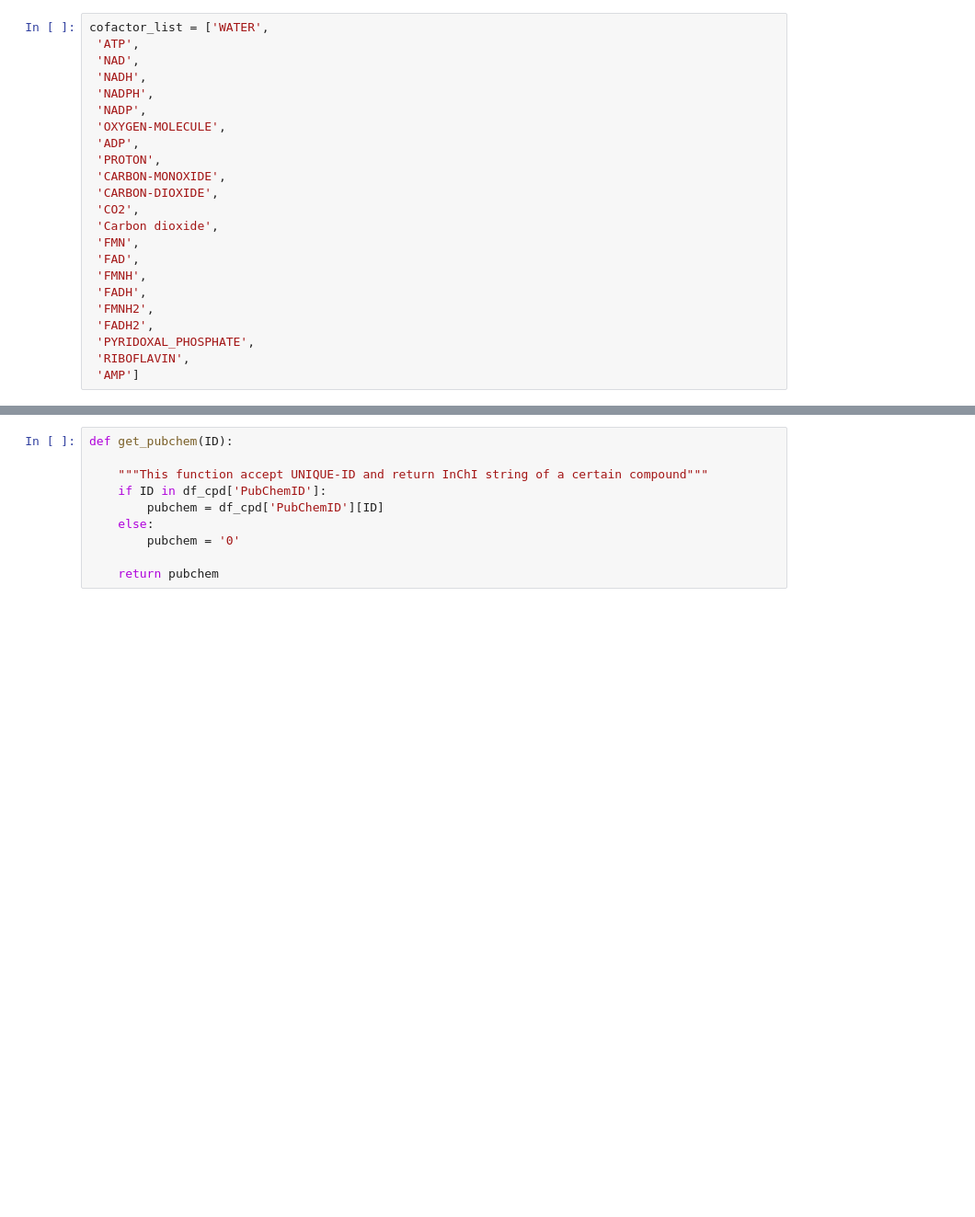
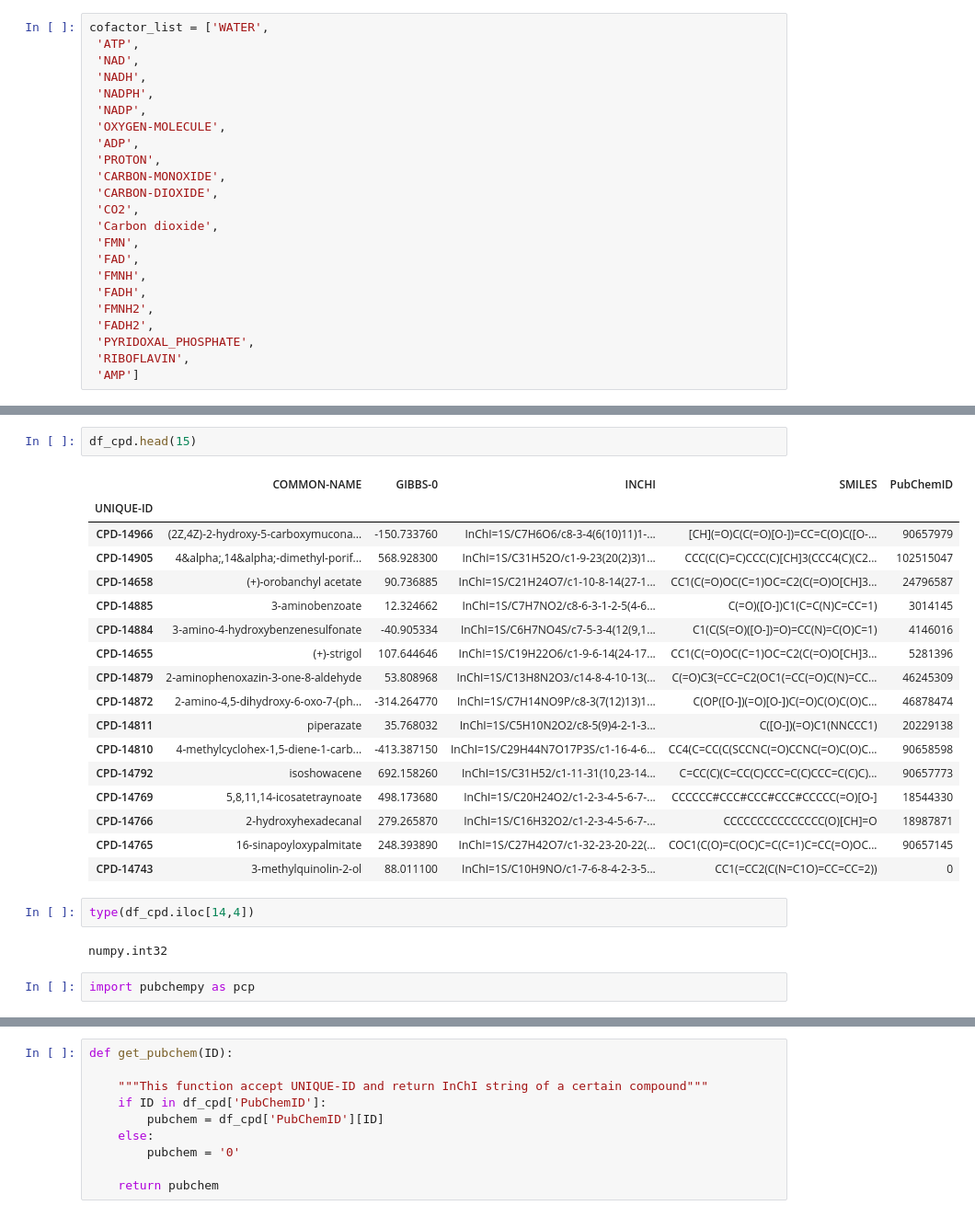
Before and after one commit to metamoles/metamoles, a Jupyter notebook: notebooks/Data_organization.ipynb, the cells around one changed output, grey strips where cells are left out. Shown: that part at 92% size. Drawn from its saved outputs; the diff is of its cells as text; blank space fills up the shorter version.

Commit message:
working on getting missing pubchem ids

```diff
--- a/notebooks/Data_organization.ipynb
+++ b/notebooks/Data_organization.ipynb
@@ -595,0 +579,26 @@ cleaned_df_productinList.iloc[1,7]
+# %%
+df_cpd.head(15)
+# %% [output]
+|  | COMMON-NAME | GIBBS-0 | INCHI | SMILES | PubChemID |
+| UNIQUE-ID |  |  |  |  |  |
+| CPD-14966 | (2Z,4Z)-2-hydroxy-5-carboxymucona... | -150.733760 | InChI=1S/C7H6O6/c8-3-4(6(10)11)1-... | [CH](=O)C(C(=O)[O-])=CC=C(O)C([O-... | 90657979 |
+| CPD-14905 | 4&alpha;,14&alpha;-dimethyl-porif... | 568.928300 | InChI=1S/C31H52O/c1-9-23(20(2)3)1... | CCC(C(C)=C)CCC(C)[CH]3(CCC4(C)(C2... | 102515047 |
+| CPD-14658 | (+)-orobanchyl acetate | 90.736885 | InChI=1S/C21H24O7/c1-10-8-14(27-1... | CC1(C(=O)OC(C=1)OC=C2(C(=O)O[CH]3... | 24796587 |
+| CPD-14885 | 3-aminobenzoate | 12.324662 | InChI=1S/C7H7NO2/c8-6-3-1-2-5(4-6... | C(=O)([O-])C1(C=C(N)C=CC=1) | 3014145 |
+| CPD-14884 | 3-amino-4-hydroxybenzenesulfonate | -40.905334 | InChI=1S/C6H7NO4S/c7-5-3-4(12(9,1... | C1(C(S(=O)([O-])=O)=CC(N)=C(O)C=1) | 4146016 |
+| CPD-14655 | (+)-strigol | 107.644646 | InChI=1S/C19H22O6/c1-9-6-14(24-17... | CC1(C(=O)OC(C=1)OC=C2(C(=O)O[CH]3... | 5281396 |
+| CPD-14879 | 2-aminophenoxazin-3-one-8-aldehyde | 53.808968 | InChI=1S/C13H8N2O3/c14-8-4-10-13(... | C(=O)C3(=CC=C2(OC1(=CC(=O)C(N)=CC... | 46245309 |
+| CPD-14872 | 2-amino-4,5-dihydroxy-6-oxo-7-(ph... | -314.264770 | InChI=1S/C7H14NO9P/c8-3(7(12)13)1... | C(OP([O-])(=O)[O-])C(=O)C(O)C(O)C... | 46878474 |
+| CPD-14811 | piperazate | 35.768032 | InChI=1S/C5H10N2O2/c8-5(9)4-2-1-3... | C([O-])(=O)C1(NNCCC1) | 20229138 |
+| CPD-14810 | 4-methylcyclohex-1,5-diene-1-carb... | -413.387150 | InChI=1S/C29H44N7O17P3S/c1-16-4-6... | CC4(C=CC(C(SCCNC(=O)CCNC(=O)C(O)C... | 90658598 |
+| CPD-14792 | isoshowacene | 692.158260 | InChI=1S/C31H52/c1-11-31(10,23-14... | C=CC(C)(C=CC(C)CCC=C(C)CCC=C(C)C)... | 90657773 |
+| CPD-14769 | 5,8,11,14-icosatetraynoate | 498.173680 | InChI=1S/C20H24O2/c1-2-3-4-5-6-7-... | CCCCCC#CCC#CCC#CCC#CCCCC(=O)[O-] | 18544330 |
+| CPD-14766 | 2-hydroxyhexadecanal | 279.265870 | InChI=1S/C16H32O2/c1-2-3-4-5-6-7-... | CCCCCCCCCCCCCCC(O)[CH]=O | 18987871 |
+| CPD-14765 | 16-sinapoyloxypalmitate | 248.393890 | InChI=1S/C27H42O7/c1-32-23-20-22(... | COC1(C(O)=C(OC)C=C(C=1)C=CC(=O)OC... | 90657145 |
+| CPD-14743 | 3-methylquinolin-2-ol | 88.011100 | InChI=1S/C10H9NO/c1-7-6-8-4-2-3-5... | CC1(=CC2(C(N=C1O)=CC=CC=2)) | 0 |
+# %%
+type(df_cpd.iloc[14,4])
+# %% [output]
+numpy.int32
+# %%
+import pubchempy as pcp
```
Also changed, not shown: parts of 14 cells of this notebook.
